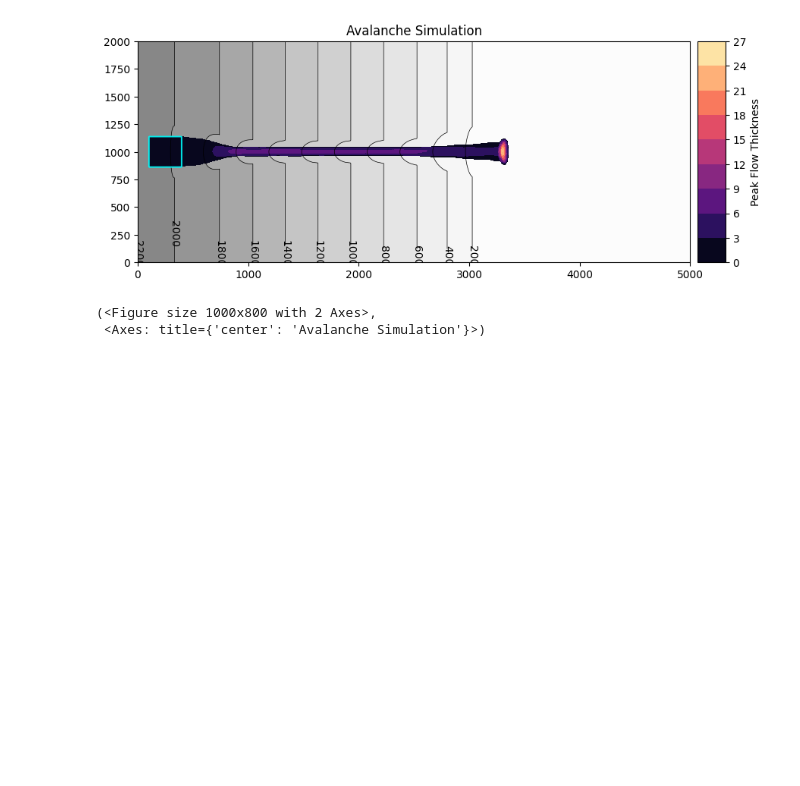
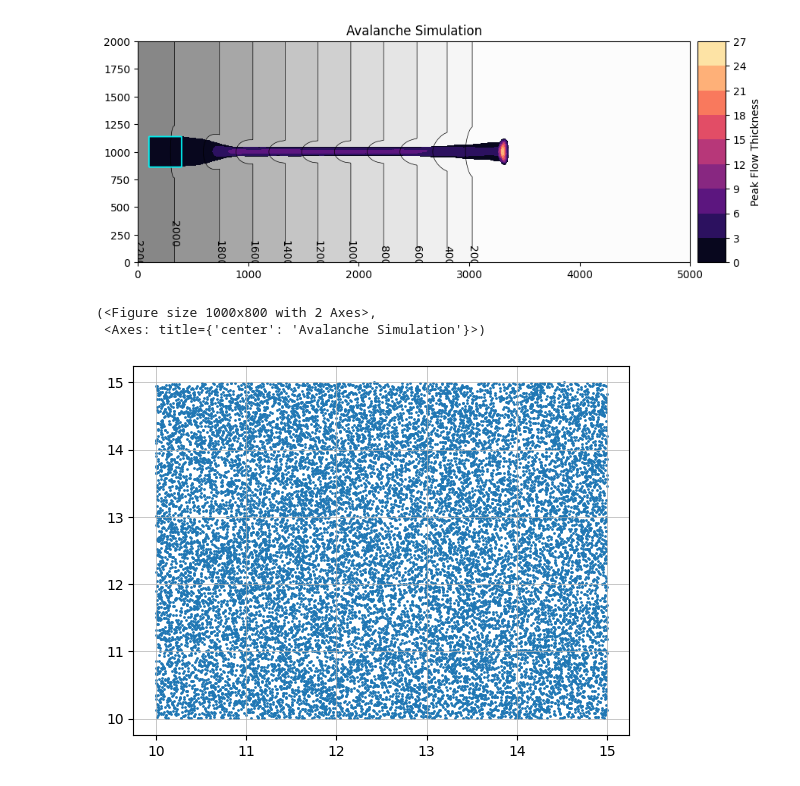
Before and after one commit to Gro2mi/avalanchers, a Jupyter notebook: avalanchers_example.ipynb, the cells around one changed output. Drawn from its saved outputs; the diff is of its cells as text; code cells hidden in the pictures; blank space fills up the shorter version.

```diff
--- a/avalanchers_example.ipynb
+++ b/avalanchers_example.ipynb
@@ -153,3 +160,35 @@ GENERAL [Loader Message (0x0)]
 [figure]
 (<Figure size 1000x800 with 2 Axes>,
  <Axes: title={'center': 'Avalanche Simulation'}>)
+# %%
+import avalanchers
+import numpy as np
+import matplotlib.pyplot as plt
+
+dem = np.ones((6, 6))
+cell_size = 5.0
+sim = avalanchers.PySimulation.new()
+sim.create({
+    "released_particles_per_cell": 20000,
+})
+dem_data = np.ascontiguousarray(dem, dtype=np.float32)
+sim.set_dem(
+    dem_data,
+    cell_size,
+    0.0,
+    dem_data.shape[0] * cell_size,
+    0.0,
+    dem_data.shape[1] * cell_size,
+    1.0,
+)
+
+release_areas = np.zeros_like(dem)
+release_areas[2, 2] = 1.0
+release_areas_data = np.ascontiguousarray(release_areas, dtype=np.float32)
+sim.set_release_areas(release_areas_data)
+sim.prepare()
+positions = sim.positions
+plt.scatter(positions[:, 0], positions[:, 1], s=1)
+plt.grid(True, which='major', linestyle='-', linewidth=0.5)
+# %% [output]
+[figure, added]
```
Also changed, not shown: parts of 9 cells of this notebook, 18 other files.
